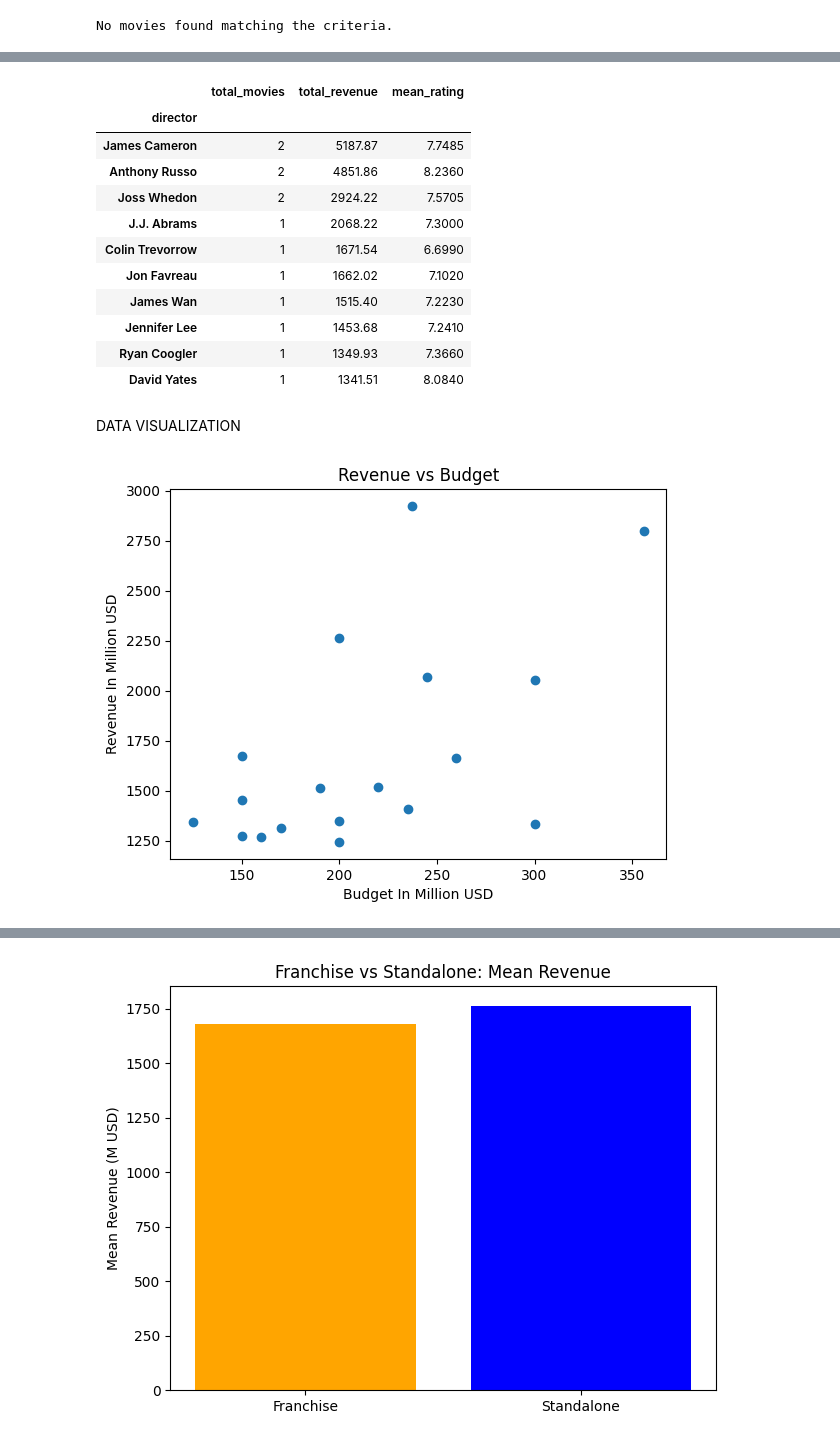
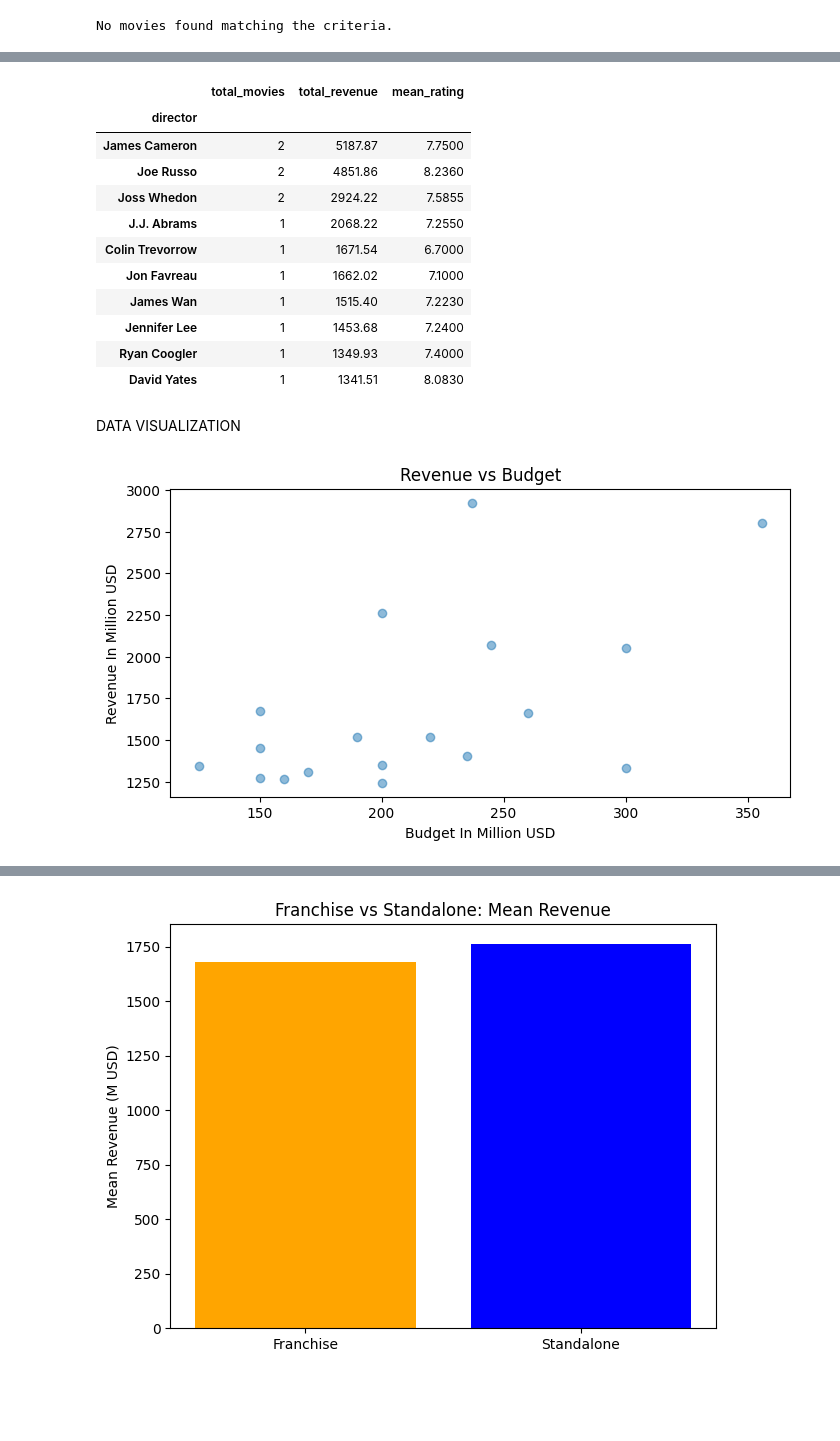
Before and after one commit to Richard-Sarfo/Movie_Analysis-, a Jupyter notebook: Movie_Analysis.ipynb, the cells around one changed output, grey strips where cells are left out. Saved outputs shown, nothing was run; the diff lists cells and outputs as text; code cells hidden in the pictures; blank space fills up the shorter version.

```diff
--- a/Movie_Analysis.ipynb
+++ b/Movie_Analysis.ipynb
@@ -89,9 +94,12 @@ Index(['backdrop_path', 'belongs_to_collection', 'budget', 'genres', 'id',
       dtype='object')
 # %%
 def extract_data(data):
+        """Extract 'name' values from a list of dictionaries."""
         return [d["name"] for d in data]
 
+#function to extract data from a dictionary in the dataframe
 def extract_name(data, key='name'):
+    """Parse JSON/dict and extract value by key, returning None if invalid."""
     if data is None or data == '':
         return None
 
@@ -166,5 +216,7 @@ Name: credits, dtype: object
 # %%
+#Extracting director names
 def get_director(credits):
+    """Return the director's name from credits dict, or None if not found."""
     crew = credits.get('crew', [])
     for person in crew:
         if isinstance(person, dict) and person.get('job') == 'Director':
@@ -184,6 +236,7 @@ df.head()
 5 rows × 27 columns
 # %%
 def separate_data(df, column):
+    """Clean column by removing brackets/quotes and replacing commas with pipes."""
     df[column] = (
         df[column]
         .astype(str)
@@ -560,27 +626,27 @@ director_summary.head(10)
 # %% [output]
 |  | total_movies | total_revenue | mean_rating |
 | director |  |  |  |
-| James Cameron | 2 | 5187.87 | 7.7485 |
-| Anthony Russo | 2 | 4851.86 | 8.2360 |
-| Joss Whedon | 2 | 2924.22 | 7.5705 |
-| J.J. Abrams | 1 | 2068.22 | 7.3000 |
-| Colin Trevorrow | 1 | 1671.54 | 6.6990 |
-| Jon Favreau | 1 | 1662.02 | 7.1020 |
+| James Cameron | 2 | 5187.87 | 7.7500 |
+| Joe Russo | 2 | 4851.86 | 8.2360 |
+| Joss Whedon | 2 | 2924.22 | 7.5855 |
+| J.J. Abrams | 1 | 2068.22 | 7.2550 |
+| Colin Trevorrow | 1 | 1671.54 | 6.7000 |
+| Jon Favreau | 1 | 1662.02 | 7.1000 |
 | James Wan | 1 | 1515.40 | 7.2230 |
-| Jennifer Lee | 1 | 1453.68 | 7.2410 |
-| Ryan Coogler | 1 | 1349.93 | 7.3660 |
-| David Yates | 1 | 1341.51 | 8.0840 |
+| Jennifer Lee | 1 | 1453.68 | 7.2400 |
+| Ryan Coogler | 1 | 1349.93 | 7.4000 |
+| David Yates | 1 | 1341.51 | 8.0830 |
 # %% [markdown]
 DATA VISUALIZATION
 # %%
 #Revenue vs Budget Trends
-plt.figure()
-plt.scatter(df['budget_musd'], df['revenue_musd'])
+plt.figure(figsize=(8, 4))
+plt.scatter(df['budget_musd'], df['revenue_musd'], alpha=0.5)
 plt.xlabel('Budget In Million USD')
 plt.ylabel('Revenue In Million USD')
 plt.title('Revenue vs Budget')
 plt.tight_layout
 plt.show()
 # %% [output]
-[figure, old version]
+[figure, new version]
 # %%
```
Also changed, not shown: parts of 24 cells of this notebook, 1 other file.
